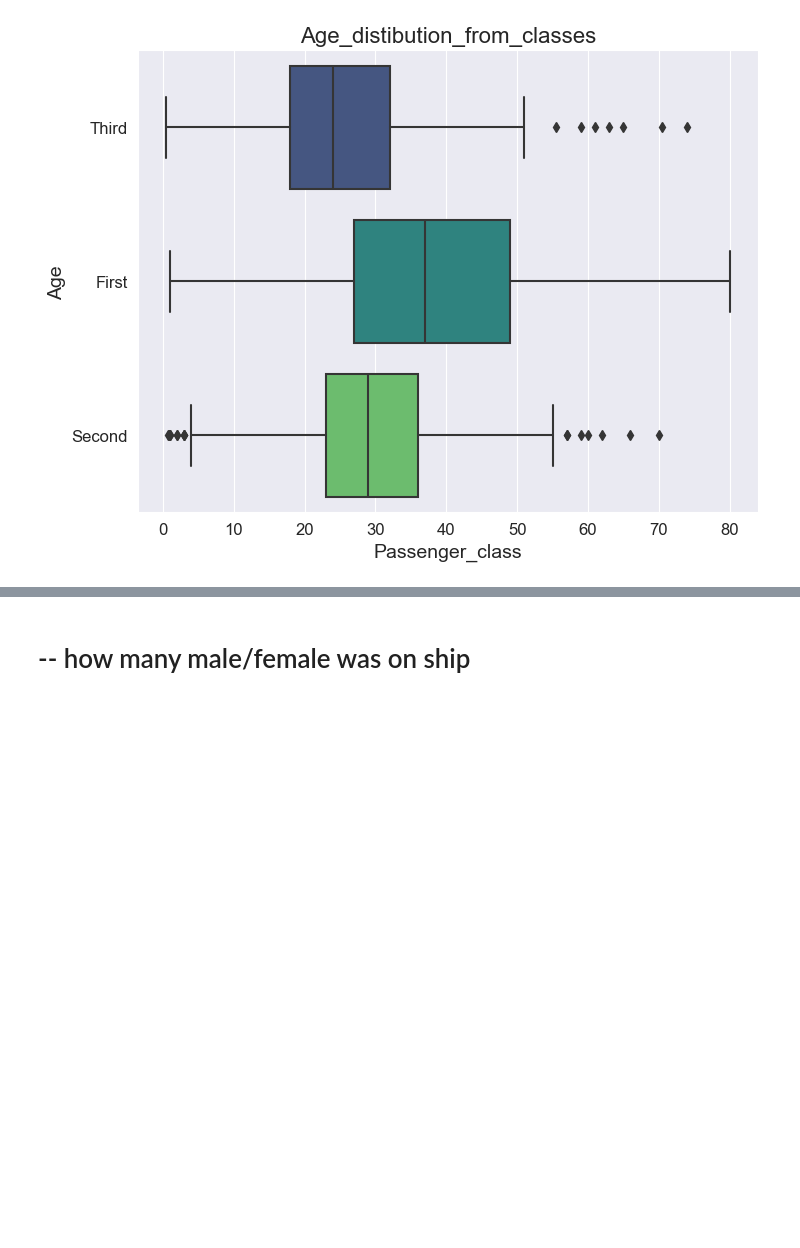
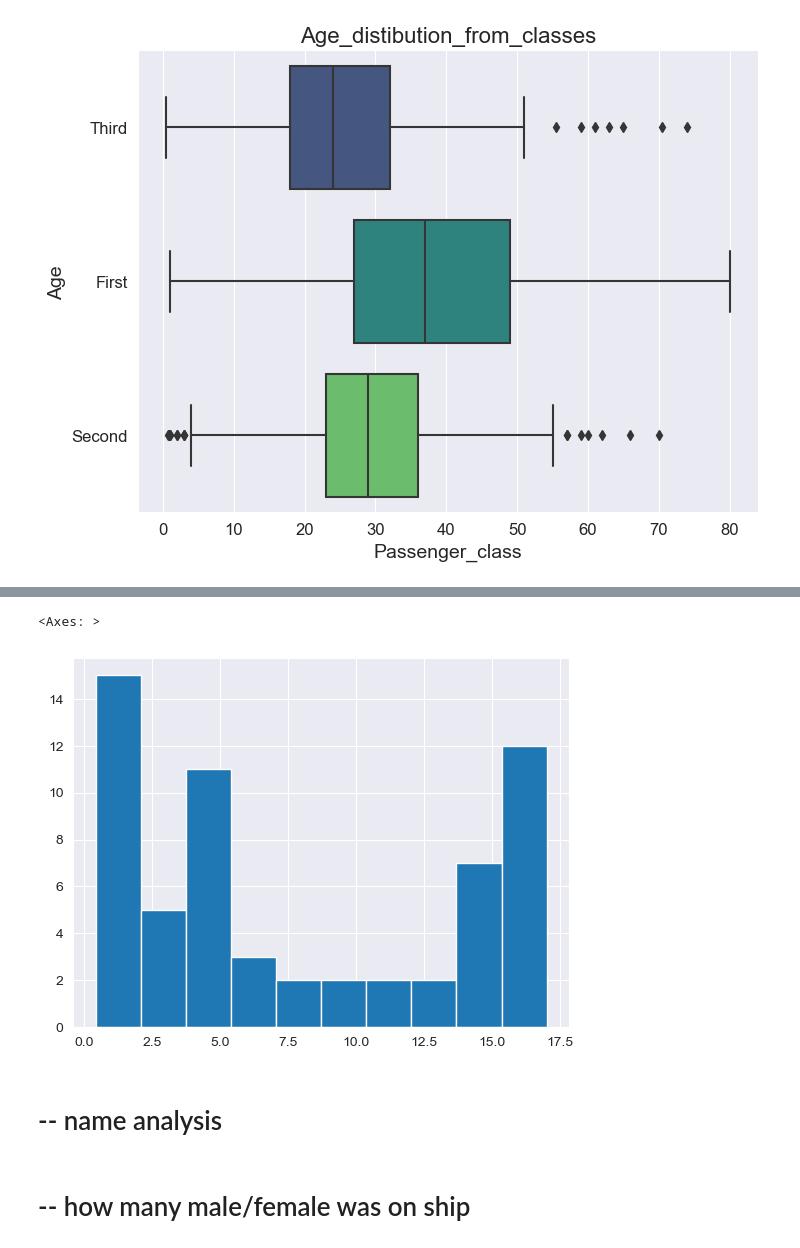
Before and after one commit to 88alexinho/titanic_full_cycle_project, a Jupyter notebook: full_cycle_project.ipynb, the cells around one changed output, grey strips where cells are left out. Saved outputs shown, nothing was run; the diff lists cells and outputs as text; code cells hidden in the pictures; blank space fills up the shorter version.

Commit message:
new information for analysis

```diff
--- a/full_cycle_project.ipynb
+++ b/full_cycle_project.ipynb
@@ -173,3 +208,10 @@ plt.show()
+# %%
+titanic_df.loc[((titanic_df['survived'] == 1) & (titanic_df['age'] > 0) & (titanic_df['age'] < 18))].age.hist()
+# %% [output]
+<Axes: >
+[figure, added]
+# %% [markdown]
+# -- name analysis
 # %% [markdown]
 # -- how many male/female was on ship
 # %%
```
Also changed, not shown: parts of 8 cells of this notebook, 3 other files.
